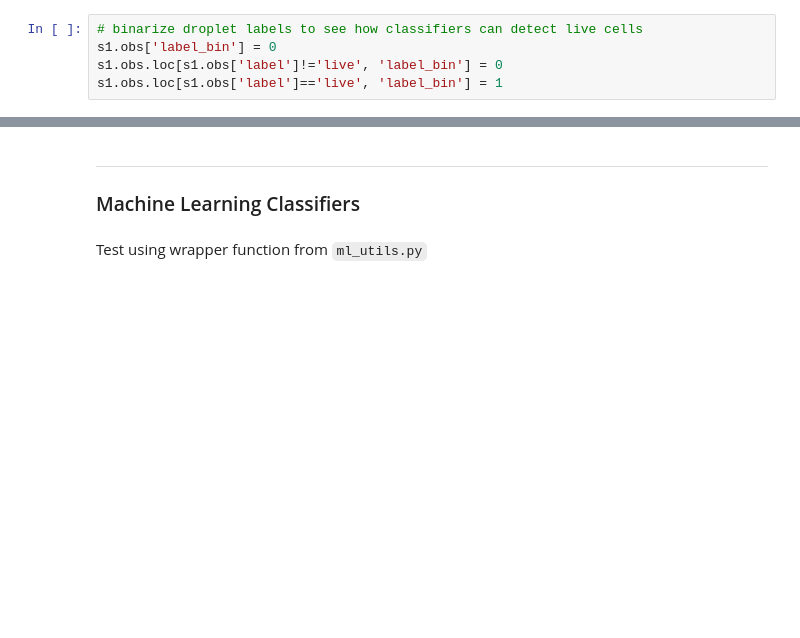
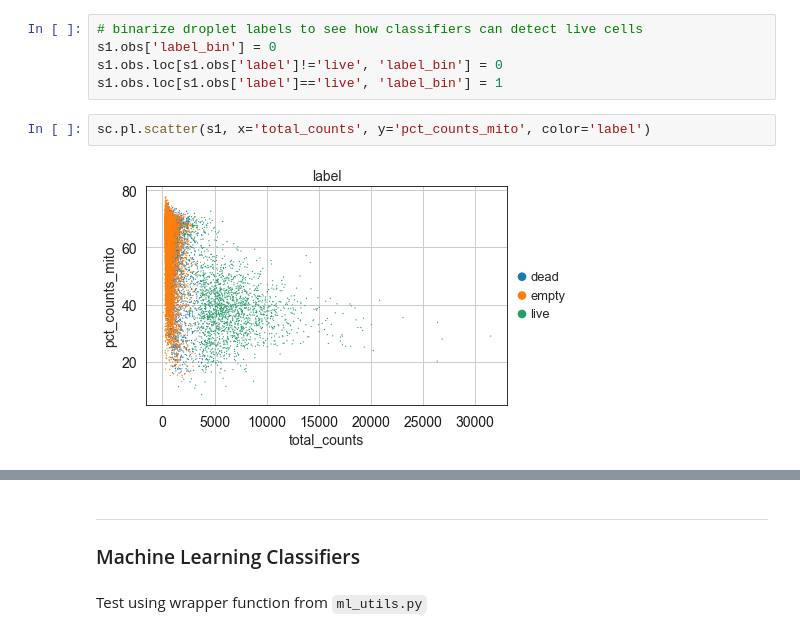
Before and after one commit to codyheiser/dropkick, a Jupyter notebook: QC_binary.ipynb, the cells around one changed output, grey strips where cells are left out. Drawn from its saved outputs; the diff is of its cells as text; blank space fills up the shorter version.

Commit message:
testing binary label detrmination

```diff
--- a/QC_binary.ipynb
+++ b/QC_binary.ipynb
@@ -27,3 +26,7 @@ Wall time: 29.9 s
 s1.obs['label_bin'] = 0
 s1.obs.loc[s1.obs['label']!='live', 'label_bin'] = 0
 s1.obs.loc[s1.obs['label']=='live', 'label_bin'] = 1
+# %%
+sc.pl.scatter(s1, x='total_counts', y='pct_counts_mito', color='label')
+# %% [output]
+[figure, added]
```
Also changed, not shown: parts of 13 cells of this notebook, 1 other file.
